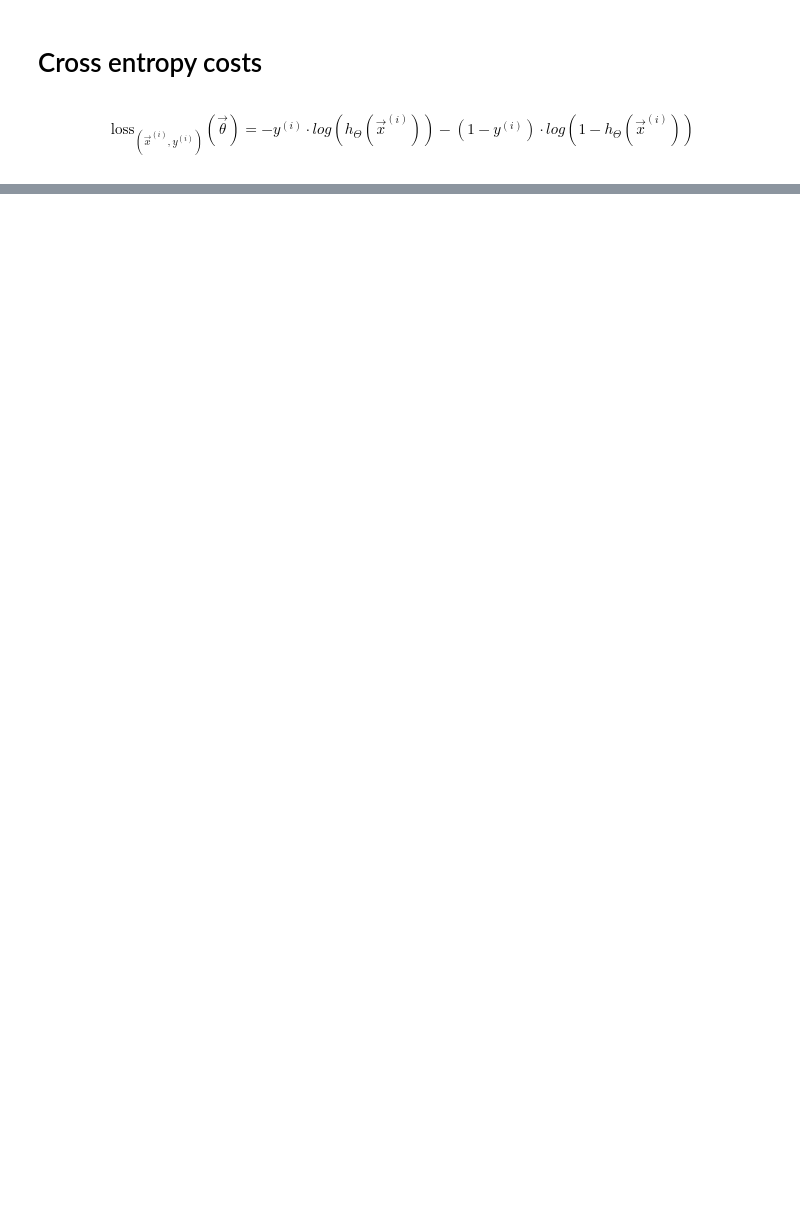
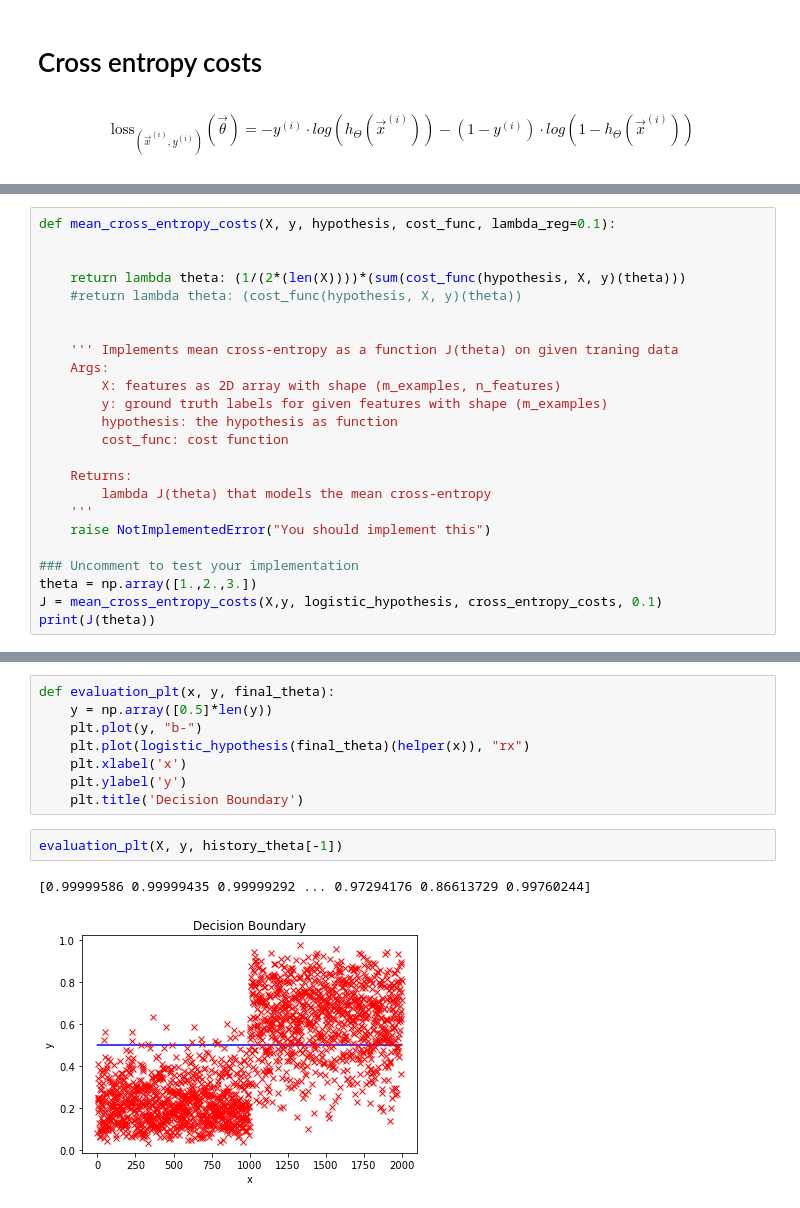
Before and after one commit to yachty66/Jupyter-Notebook-fun, a Jupyter notebook: ML1/Logistic_regression/exercise-logistic-regression-max.ipynb, the cells around one changed output, grey strips where cells are left out. Saved outputs shown, nothing was run; the diff lists cells and outputs as text; blank space fills up the shorter version.

```diff
--- a/ML1/Logistic_regression/exercise-logistic-regression-max.ipynb
+++ b/ML1/Logistic_regression/exercise-logistic-regression-max.ipynb
@@ -130,0 +156,24 @@ print(len(y))
+# %%
+def mean_cross_entropy_costs(X, y, hypothesis, cost_func, lambda_reg=0.1):
+
+
+    return lambda theta: (1/(2*(len(X))))*(sum(cost_func(hypothesis, X, y)(theta)))
+    #return lambda theta: (cost_func(hypothesis, X, y)(theta))
+
+
+    ''' Implements mean cross-entropy as a function J(theta) on given traning data
+    Args:
+        X: features as 2D array with shape (m_examples, n_features)
+        y: ground truth labels for given features with shape (m_examples)
+        hypothesis: the hypothesis as function
+        cost_func: cost function
+
+    Returns:
+        lambda J(theta) that models the mean cross-entropy
+    '''
+    raise NotImplementedError("You should implement this")
+
+### Uncomment to test your implementation
+theta = np.array([1.,2.,3.])
+J = mean_cross_entropy_costs(X,y, logistic_hypothesis, cross_entropy_costs, 0.1)
+print(J(theta))
@@ -130,0 +295,13 @@ print(len(y))
+# %%
+def evaluation_plt(x, y, final_theta):
+    y = np.array([0.5]*len(y))
+    plt.plot(y, "b-")
+    plt.plot(logistic_hypothesis(final_theta)(helper(x)), "rx")
+    plt.xlabel('x')
+    plt.ylabel('y')
+    plt.title('Decision Boundary')
+# %%
+evaluation_plt(X, y, history_theta[-1])
+# %% [output]
+[0.99999586 0.99999435 0.99999292 ... 0.97294176 0.86613729 0.99760244]
+[figure, added]
```
Also changed, not shown: parts of 21 cells of this notebook, 3 other files.
